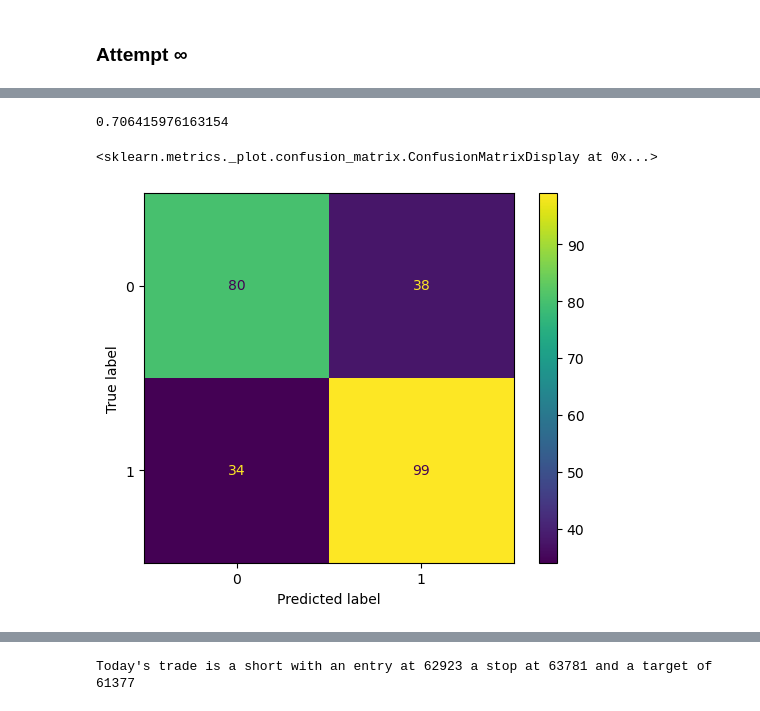
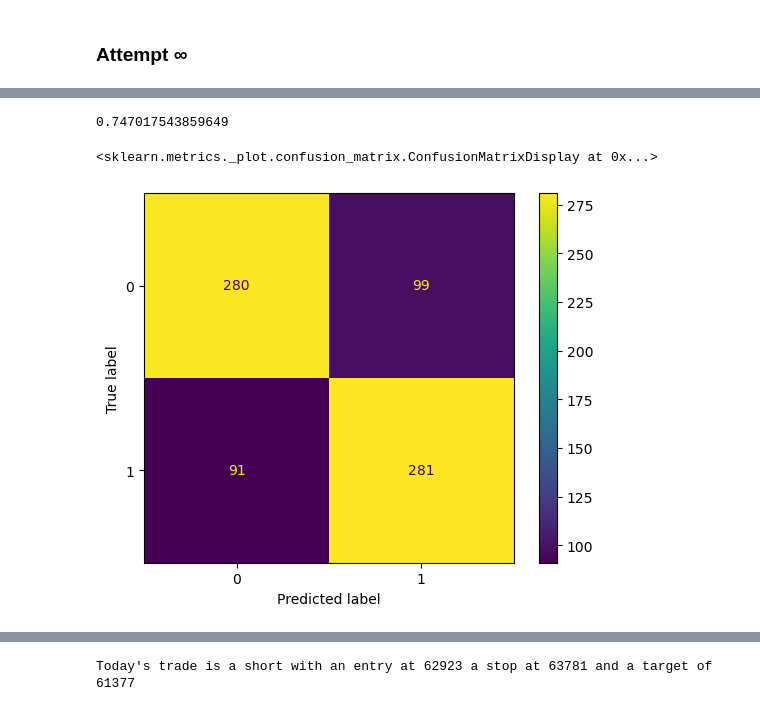
Before and after one commit to Mokoto-K/btc-regressor-predictor, a Jupyter notebook: btc-regressor-predictor.ipynb, the cells around one changed output, grey strips where cells are left out. Cells and saved outputs as stored; diff of their text form; code cells hidden in the pictures.

```diff
--- a/btc-regressor-predictor.ipynb
+++ b/btc-regressor-predictor.ipynb
@@ -471,0 +450,4 @@ X.head()
+# %%
+# Creating a smaller dataframe out of only a few features to test some ideas on
+btc_features = btc.drop(["date", "time", "open", "high", "low", "close"], axis = 1)
+btc_features.head()
@@ -471,0 +461,8 @@ X.head()
+# %%
+# Transform our days using a labelencoder
+day_encoder = LabelEncoder()
+days = day_encoder.fit_transform(btc_features["day"])
+
+direction_encoder = LabelEncoder()
+direction = dir_encoder.fit_transform(btc_features["direction"])
+# dir_encoder.classes_
@@ -475,23 +510,39 @@ X_train, X_test, y_train, y_test = train_test_split(X, direction)
 X_train = scaler.fit_transform(X_train)
 X_test = scaler.transform(X_test)
-# %%
-rando5 = RandomForestClassifier(random_state = 42)
-
-score5 = cross_val_score(rando5, X_train, y_train, cv = 20, scoring = "f1_macro")
-print(score5.mean())
-
-# knn5 = KNeighborsClassifier()
-# score5 = cross_val_score(knn5, X_train, y_train, cv = 10, scoring = "f1_macro")
-# print(score5.mean())
-# %% [output]
-0.706415976163154
+# %%
+### Create a randomForest and validate it's score
+# rnd_clf = RandomForestClassifier(random_state = 42)
+
+# rnd_clf_score = cross_val_score(rnd_clf, X_train, y_train, cv = 10, scoring = "f1_macro")
+# print(rnd_clf_score.mean())
+
+# ada_clf = AdaBoostClassifier(DecisionTreeClassifier(max_depth = 1), n_estimators = 200, algorithm="SAMME.R", learning_rate=0.5)
+
+# ada_clf_score = cross_val_score(ada_clf, X_train, y_train, cv = 10, scoring = "f1_macro")
+# print(ada_clf_score.mean())
+
+# gbc_clf = GradientBoostingClassifier(max_depth = 2, n_estimators = 3, learning_rate = 1.0)
+
+# gbc_clf_score = cross_val_score(gbc_clf, X_train, y_train, cv = 10, scoring = "f1_macro")
+# print(gbc_clf_score.mean())
+
+sgd_clf = SGDClassifier(alpha=0.01, tol=0.001,random_state=42)
+
+sgd_clf_score = cross_val_score(sgd_clf, X_train, y_train, cv = 10, scoring = "accuracy")
+print(sgd_clf_score.mean())
+# %% [output]
+0.747017543859649
 # %%
-rando5.fit(X_train, y_train)
-y_pred = rando5.predict(X_test)
-ConfusionMatrixDisplay.from_predictions(y_test, y_pred)
+# rnd_clf.fit(X_train, y_train)
+# y_pred = rnd_clf.predict(X_test)
+# ConfusionMatrixDisplay.from_predictions(y_test, y_pred)
+
+sgd_clf.fit(X_train, y_train)
+y_pred = cross_val_predict(sgd_clf, X_train, y_train, cv = 10)
+ConfusionMatrixDisplay.from_predictions(y_train, y_pred)
 # %% [output]
 <sklearn.metrics._plot.confusion_matrix.ConfusionMatrixDisplay at 0x...>
-[figure, old version]
+[figure, new version]
 # %%
 print(X.tail())
 btc.tail(7)
```
Also changed, not shown: parts of 15 cells of this notebook.
